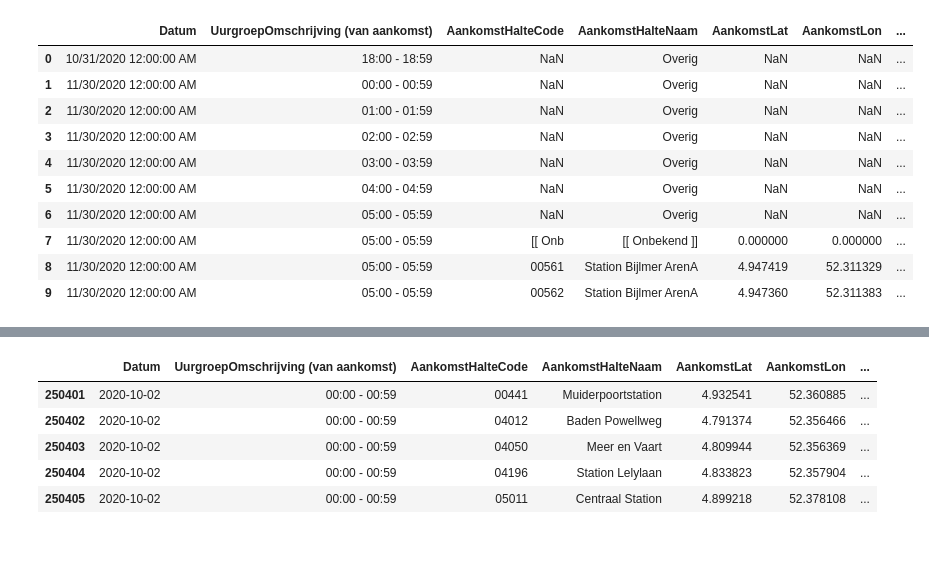
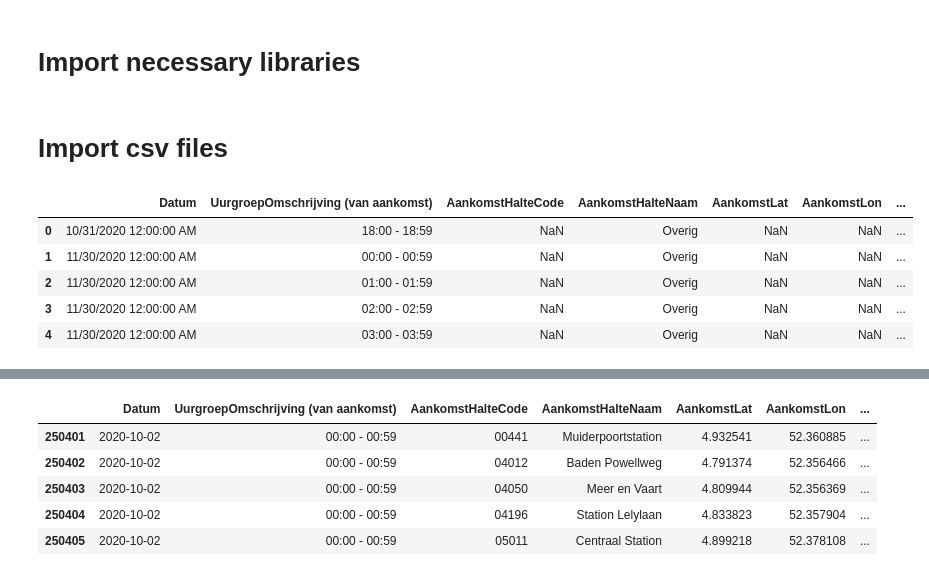
Before and after one commit to lotteph/DSP, a Jupyter notebook: GVB 2020.ipynb, the cells around one changed output, grey strips where cells are left out. Drawn from its saved outputs; the diff is of its cells as text; code cells hidden in the pictures; blank space fills up the shorter version.

```diff
--- a/GVB 2020.ipynb
+++ b/GVB 2020.ipynb
@@ -1,3 +1,5 @@
+# %% [markdown]
+# Import necessary libraries
 # %%
 import pandas as pd
 import seaborn as sns
@@ -5,21 +7,18 @@ import matplotlib.pyplot as plt
 import datetime as dt
 import glob
 from math import radians, cos, sin, asin, sqrt
+# %% [markdown]
+# Import csv files
 # %%
 # Removed files with 0mb and also 2019. We want to know 2020-10 tm 2020-12 for now.
 files = glob.glob(r'GVB 2020/*.csv')
 files[0]
 gvb_data = pd.concat( (pd.read_csv(file, sep=";") for file in files), ignore_index = True)
-gvb_data.head(10)
+gvb_data.head()
 # %% [output]
 |  | Datum | UurgroepOmschrijving (van aankomst) | AankomstHalteCode | AankomstHalteNaam | AankomstLat | AankomstLon | ... |
 | 0 | 10/31/2020 12:00:00 AM | 18:00 - 18:59 | NaN | Overig | NaN | NaN | ... |
 | 1 | 11/30/2020 12:00:00 AM | 00:00 - 00:59 | NaN | Overig | NaN | NaN | ... |
 | 2 | 11/30/2020 12:00:00 AM | 01:00 - 01:59 | NaN | Overig | NaN | NaN | ... |
 | 3 | 11/30/2020 12:00:00 AM | 02:00 - 02:59 | NaN | Overig | NaN | NaN | ... |
 | 4 | 11/30/2020 12:00:00 AM | 03:00 - 03:59 | NaN | Overig | NaN | NaN | ... |
-| 5 | 11/30/2020 12:00:00 AM | 04:00 - 04:59 | NaN | Overig | NaN | NaN | ... |
-| 6 | 11/30/2020 12:00:00 AM | 05:00 - 05:59 | NaN | Overig | NaN | NaN | ... |
-| 7 | 11/30/2020 12:00:00 AM | 05:00 - 05:59 | [[ Onb | [[ Onbekend ]] | 0.000000 | 0.000000 | ... |
-| 8 | 11/30/2020 12:00:00 AM | 05:00 - 05:59 | 00561 | Station Bijlmer ArenA | 4.947419 | 52.311329 | ... |
-| 9 | 11/30/2020 12:00:00 AM | 05:00 - 05:59 | 00562 | Station Bijlmer ArenA | 4.947360 | 52.311383 | ... |
```
Also changed, not shown: parts of 13 cells of this notebook.
